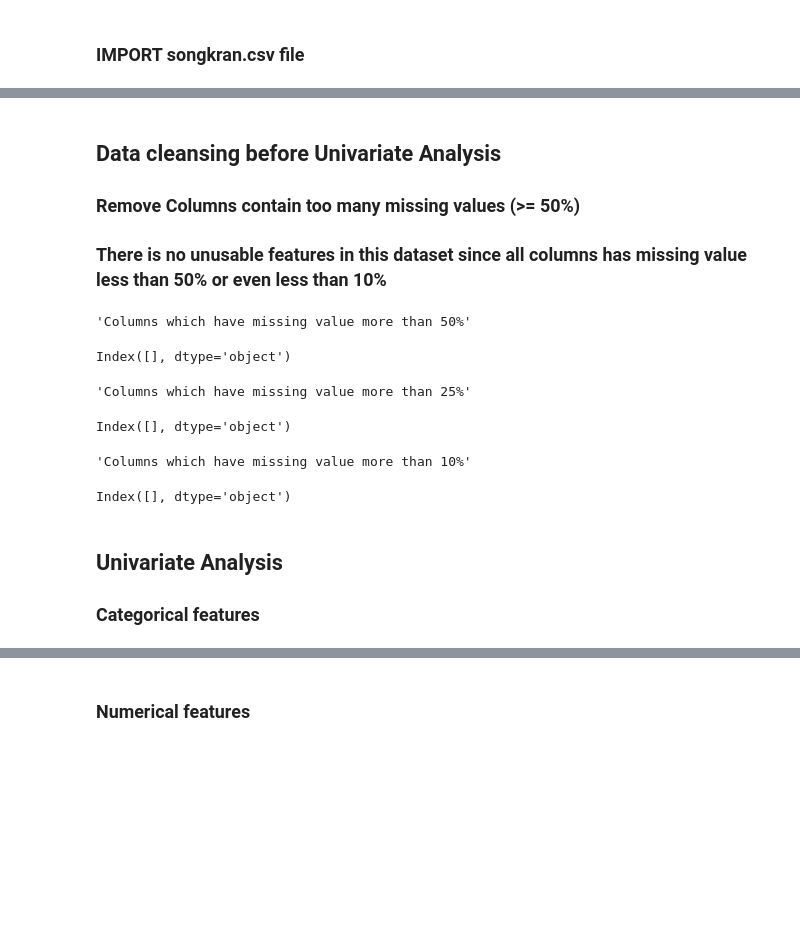
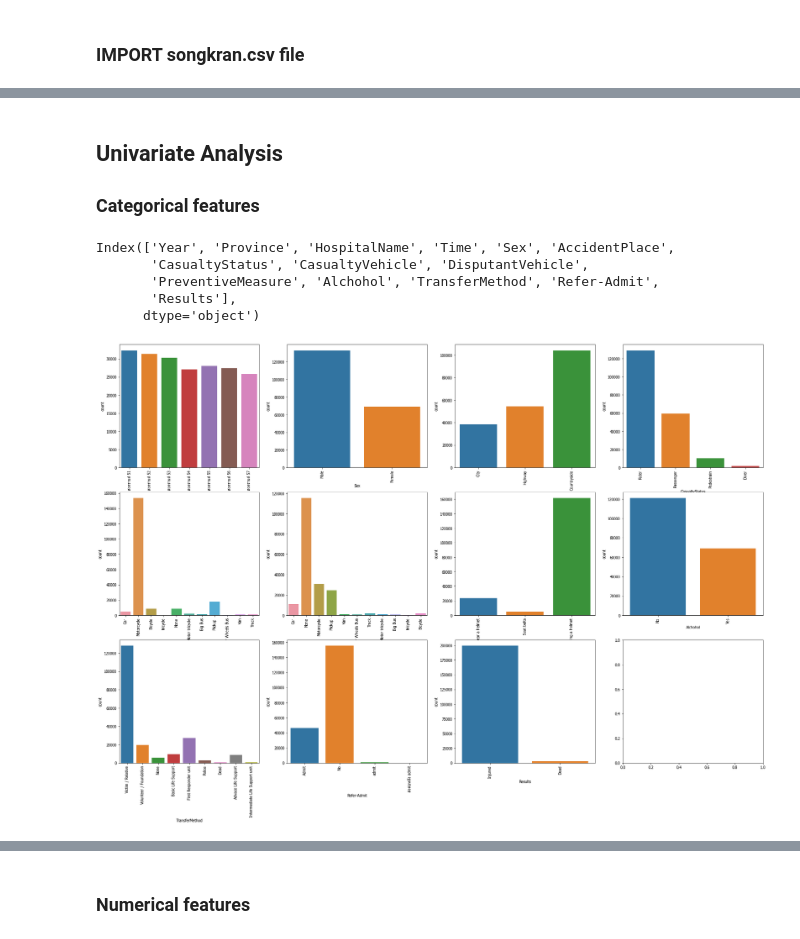
Before and after one commit to thmlbdshoichi/thmproj_mfuce_mldt, a Jupyter notebook: songkranmodel.ipynb, the cells around one changed output, grey strips where cells are left out. Cells and saved outputs as stored; diff of their text form; code cells hidden in the pictures; blank space fills up the shorter version.

```diff
--- a/songkranmodel.ipynb
+++ b/songkranmodel.ipynb
@@ -121,19 +105,3 @@ Length: 202298, dtype: float64
-# %% [markdown]
-## Data cleansing before Univariate Analysis
-### Remove Columns contain too many missing values (>= 50%)
-### There is no unusable features in this dataset since all columns has missing value less than 50% or even less than 10%
-# %%
-#Display and Check which columns have missing value more than 50%
-display('Columns which have missing value more than 50%',songkran_original_dataset.columns[songkran_original_dataset.isnull().sum()/len(songkran_original_dataset)*100 >= 50])
-display('Columns which have missing value more than 25%',songkran_original_dataset.columns[songkran_original_dataset.isnull().sum()/len(songkran_original_dataset)*100 >= 25])
-display('Columns which have missing value more than 10%',songkran_original_dataset.columns[songkran_original_dataset.isnull().sum()/len(songkran_original_dataset)*100 >= 10])
-# %% [output]
-'Columns which have missing value more than 50%'
-Index([], dtype='object')
-'Columns which have missing value more than 25%'
-Index([], dtype='object')
-'Columns which have missing value more than 10%'
-Index([], dtype='object')
 # %% [markdown]
 ## Univariate Analysis
 ### Categorical features
@@ -141,0 +108,19 @@ Index([], dtype='object')
+# %%
+songkran_categorical_dataset = songkran_original_dataset.select_dtypes(include=['object'])
+display(songkran_categorical_dataset.columns)
+# %% [output]
+Index(['Year', 'Province', 'HospitalName', 'Time', 'Sex', 'AccidentPlace',
+       'CasualtyStatus', 'CasualtyVehicle', 'DisputantVehicle',
+       'PreventiveMeasure', 'Alchohol', 'TransferMethod', 'Refer-Admit',
+       'Results'],
+      dtype='object')
+# %%
+songkran_categorical_group1 = ['Year', 'Sex', 'AccidentPlace','CasualtyStatus', 'CasualtyVehicle', 'DisputantVehicle',
+                                'PreventiveMeasure', 'Alchohol', 'TransferMethod', 'Refer-Admit', 'Results']
+
+fig, ax = plt.subplots(3, 4, figsize=(30,20))
+for i, subplot in zip(songkran_categorical_group1, ax.flatten()):
+        chart = sb.countplot(songkran_categorical_dataset[i], ax=subplot)
+        chart.set_xticklabels(chart.get_xticklabels(), rotation=90)
+# %% [output]
+[figure, added]
```
Also changed, not shown: parts of 11 cells of this notebook, 1 other file.
